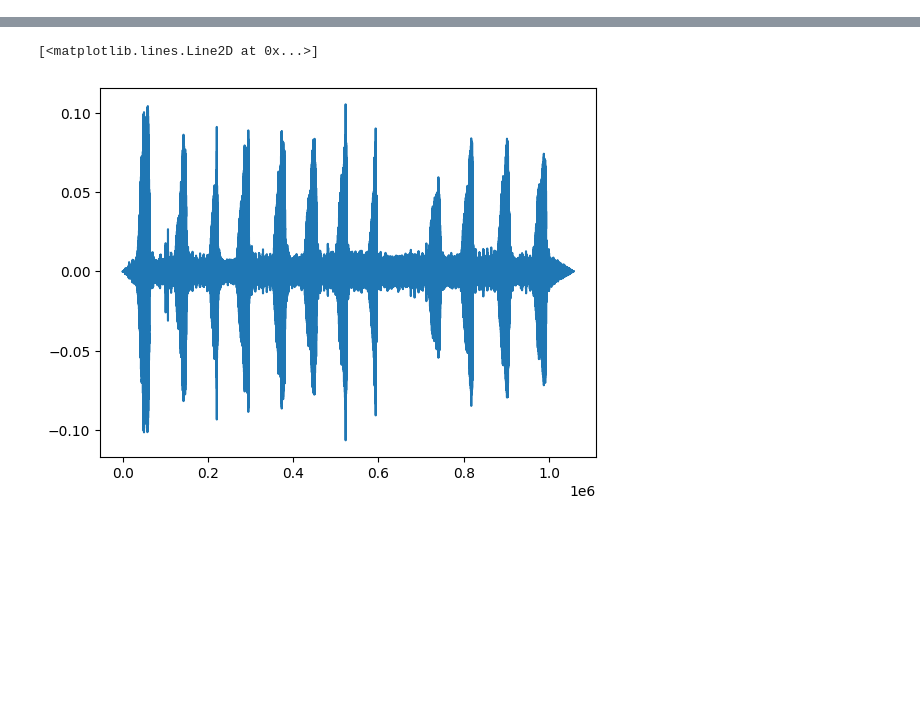
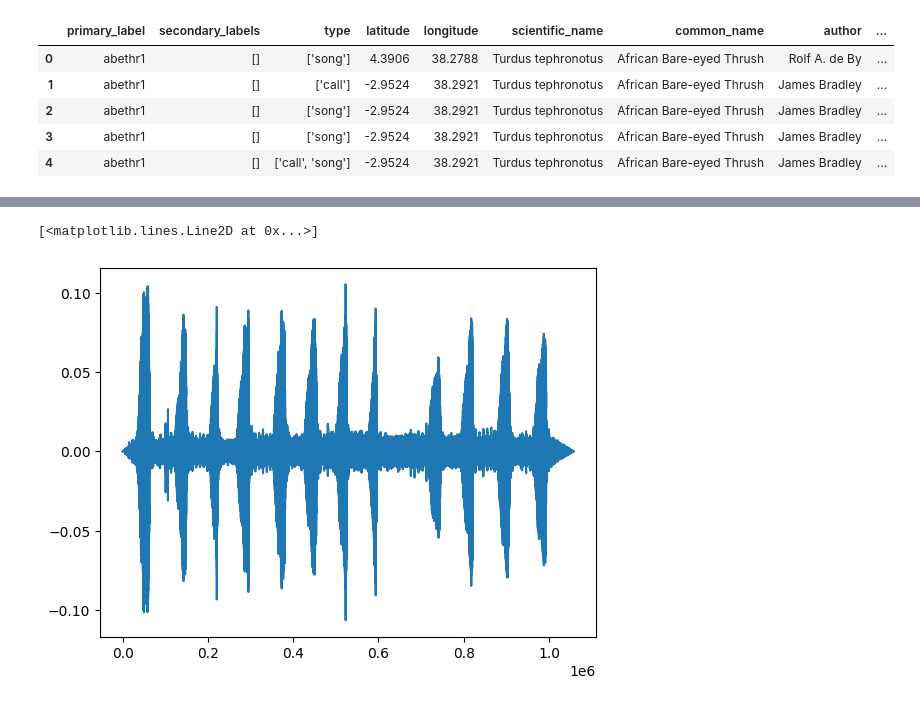
Before and after one commit to skrmanglam/Audio, a Jupyter notebook: BirdCLEF-2023.ipynb, the cells around one changed output, grey strips where cells are left out. Saved outputs shown, nothing was run; the diff lists cells and outputs as text; code cells hidden in the pictures; blank space fills up the shorter version.

```diff
--- a/BirdCLEF-2023.ipynb
+++ b/BirdCLEF-2023.ipynb
@@ -30,5 +34,14 @@ C
 # %%
 metadata = pd.read_csv('train_metadata.csv')
+metadata.head()
+#print(len(metadata))
+# %% [output]
+|  | primary_label | secondary_labels | type | latitude | longitude | scientific_name | common_name | author | ... |
+| 0 | abethr1 | [] | ['song'] | 4.3906 | 38.2788 | Turdus tephronotus | African Bare-eyed Thrush | Rolf A. de By | ... |
+| 1 | abethr1 | [] | ['call'] | -2.9524 | 38.2921 | Turdus tephronotus | African Bare-eyed Thrush | James Bradley | ... |
+| 2 | abethr1 | [] | ['song'] | -2.9524 | 38.2921 | Turdus tephronotus | African Bare-eyed Thrush | James Bradley | ... |
+| 3 | abethr1 | [] | ['song'] | -2.9524 | 38.2921 | Turdus tephronotus | African Bare-eyed Thrush | James Bradley | ... |
+| 4 | abethr1 | [] | ['call', 'song'] | -2.9524 | 38.2921 | Turdus tephronotus | African Bare-eyed Thrush | James Bradley | ... |
 # %%
 import librosa
 import matplotlib.pyplot as plt
```
Also changed, not shown: parts of 13 cells of this notebook.
